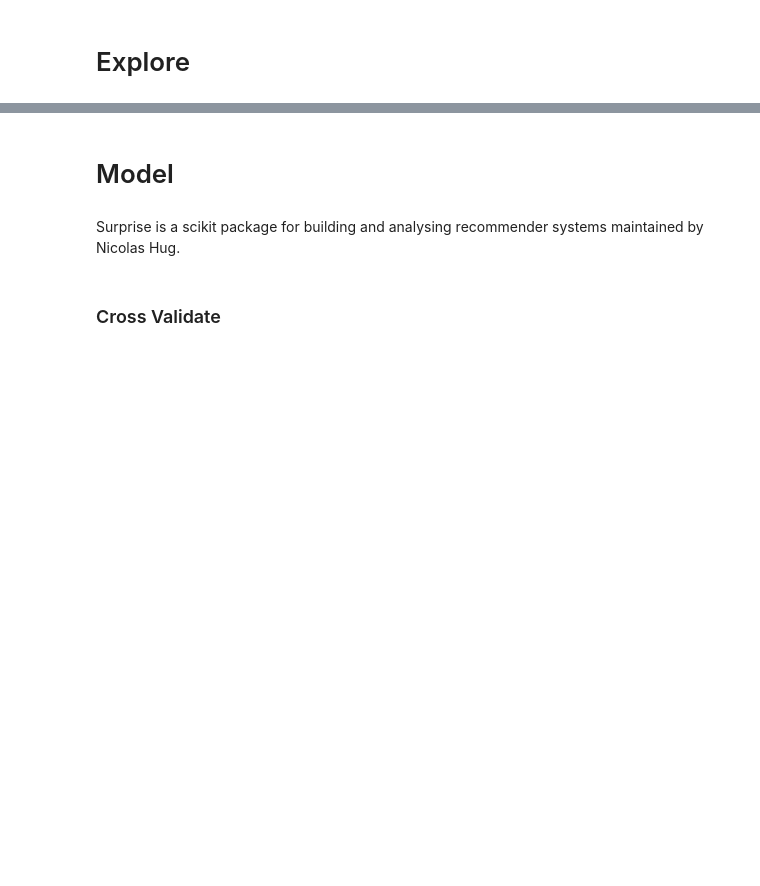
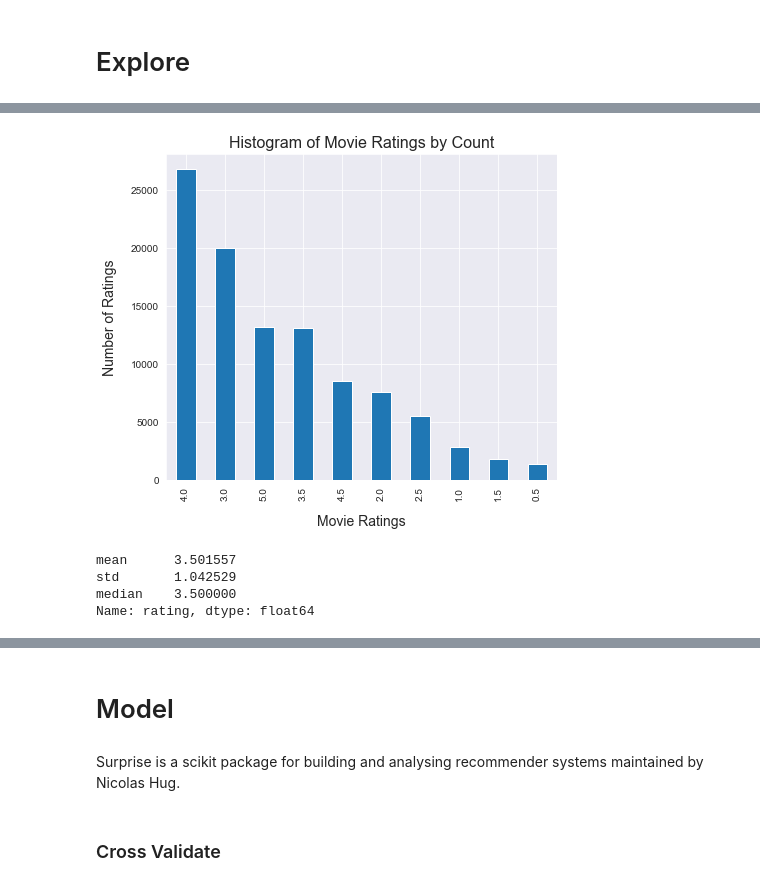
Before and after one commit to SunTzuLombardi/RecomendationProj, a Jupyter notebook: RecSys_notebook.ipynb, the cells around one changed output, grey strips where cells are left out. Cells and saved outputs as stored; diff of their text form; code cells hidden in the pictures; blank space fills up the shorter version.

```diff
--- a/RecSys_notebook.ipynb
+++ b/RecSys_notebook.ipynb
@@ -23,0 +104,15 @@ tags_df = tags_df.drop(columns='timestamp')
+# %%
+sns.set_style("darkgrid")
+ratings_df['rating'].value_counts().plot(kind='bar', figsize=(7, 6))
+plt.ylabel("Number of Ratings", labelpad=14, fontsize=14)
+plt.xlabel("Movie Ratings", labelpad=14,fontsize=14)
+plt.title("Histogram of Movie Ratings by Count",fontsize=16);
+# %% [output]
+[figure, added]
+# %%
+ratings_df['rating'].agg(['mean', 'std','median'])
+# %% [output]
+mean      3.501557
+std       1.042529
+median    3.500000
+Name: rating, dtype: float64
```
Also changed, not shown: parts of 24 cells of this notebook, 3 other files.
